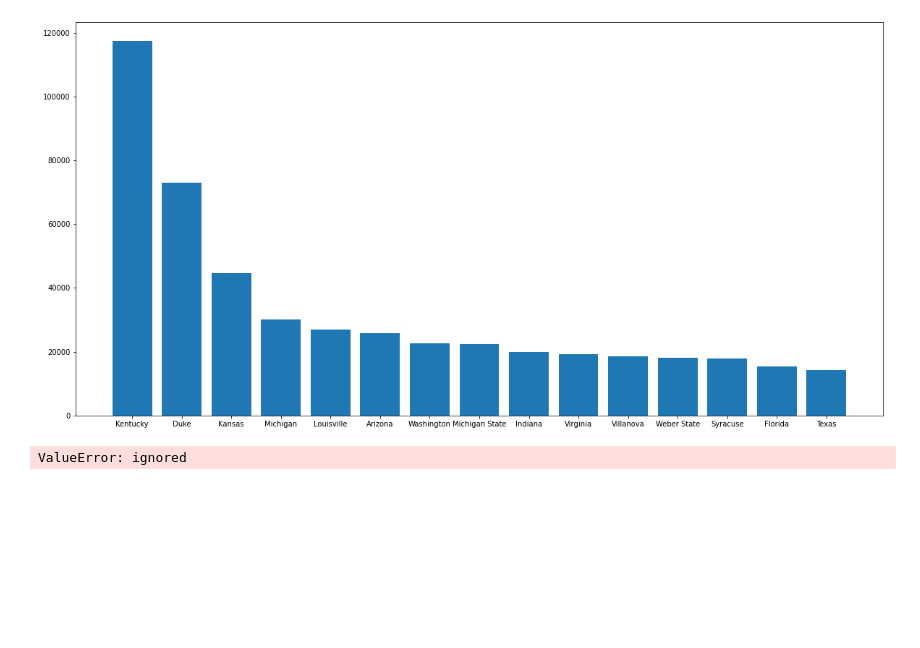
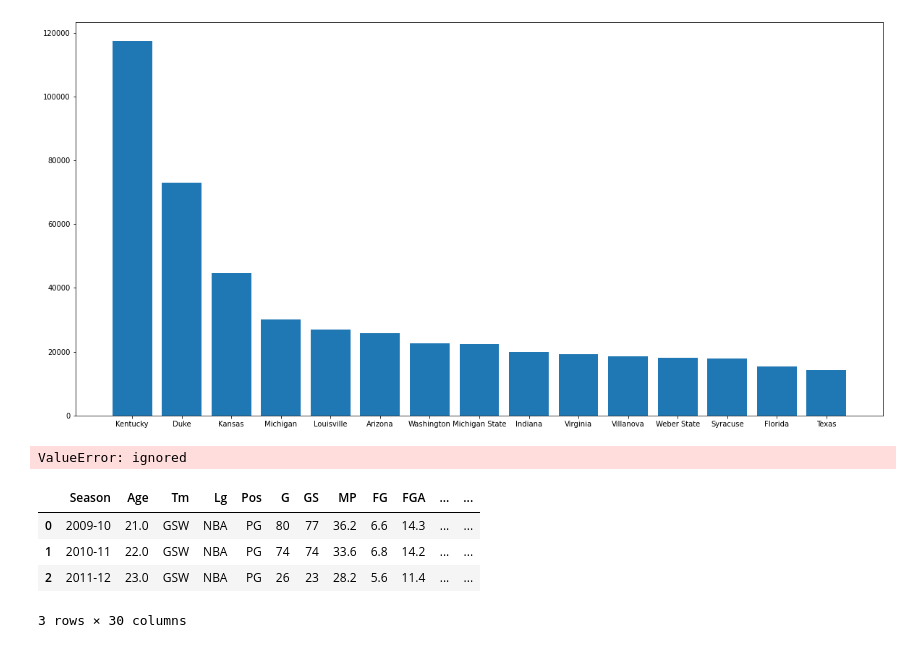
Before and after one commit to SNJ292/snj292.github.io, a Jupyter notebook: Final_Project.ipynb, the cells around one changed output. Saved outputs shown, nothing was run; the diff lists cells and outputs as text; code cells hidden in the pictures; blank space fills up the shorter version.

```diff
--- a/Final_Project.ipynb
+++ b/Final_Project.ipynb
@@ -113,3 +113,19 @@ for draft in dfs:
   fig.set_size_inches(12, 10)
 # %% [output]
 ValueError: ignored
+# %%
+import pandas as pd
+import numpy as np
+#grabbing the data set from basketball reference
+br_tables_on_curry_page = pd.read_html('https://www.basketball-reference.com/players/c/curryst01.html')
+steph_curry_regular_season_stats = br_tables_on_curry_page[0]
+
+# dropping the career row
+steph_curry_regular_season_stats = steph_curry_regular_season_stats.drop(steph_curry_regular_season_stats.index[-1])
+steph_curry_regular_season_stats.head(3)
+# %% [output]
+|  | Season | Age | Tm | Lg | Pos | G | GS | MP | FG | FGA | ... | ... |
+| 0 | 2009-10 | 21.0 | GSW | NBA | PG | 80 | 77 | 36.2 | 6.6 | 14.3 | ... | ... |
+| 1 | 2010-11 | 22.0 | GSW | NBA | PG | 74 | 74 | 33.6 | 6.8 | 14.2 | ... | ... |
+| 2 | 2011-12 | 23.0 | GSW | NBA | PG | 26 | 23 | 28.2 | 5.6 | 11.4 | ... | ... |
+3 rows × 30 columns
```
Also changed, not shown: parts of 17 cells of this notebook.
